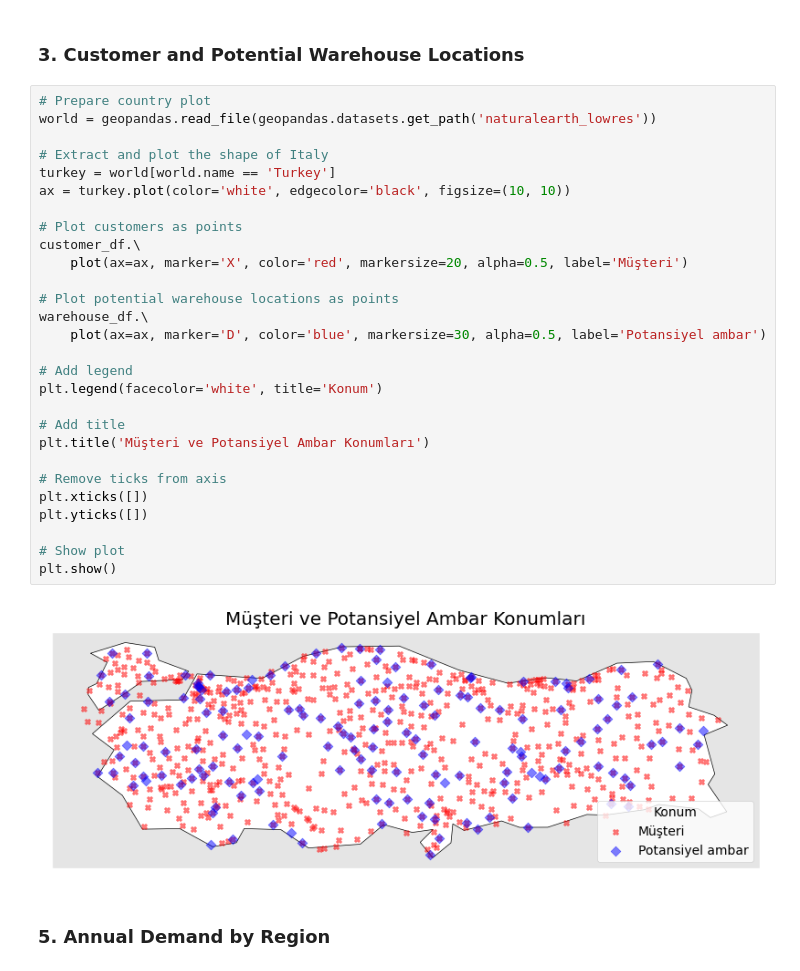
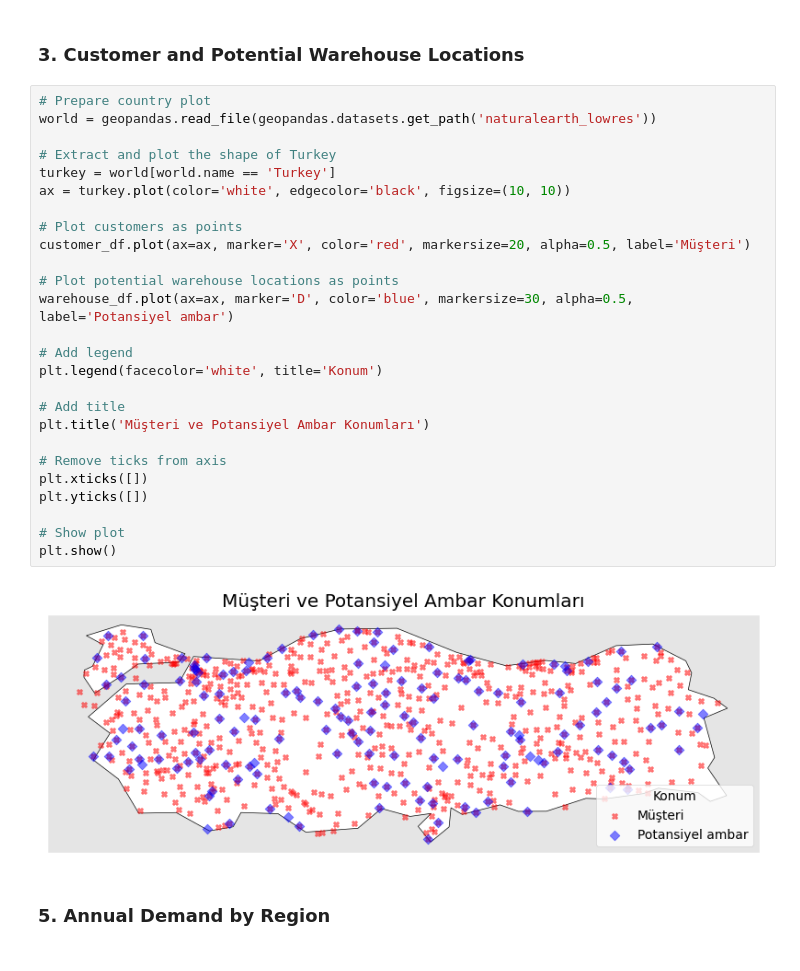
Before and after one commit to hasanerdemak/AI-Logistics-Centers-Turkey-LP, a Jupyter notebook: notebooks/solution.ipynb, the cells around one changed output. Cells and saved outputs as stored; diff of their text form.

```diff
--- a/notebooks/solution.ipynb
+++ b/notebooks/solution.ipynb
@@ -65,33 +65,31 @@ warehouse_df = add_geocoordinates(warehouse_df)
 # %%
 # Prepare country plot
 world = geopandas.read_file(geopandas.datasets.get_path('naturalearth_lowres'))
 
-# Extract and plot the shape of Italy
+# Extract and plot the shape of Turkey
 turkey = world[world.name == 'Turkey']
 ax = turkey.plot(color='white', edgecolor='black', figsize=(10, 10))
 
 # Plot customers as points
-customer_df.\
-    plot(ax=ax, marker='X', color='red', markersize=20, alpha=0.5, label='Müşteri')
+customer_df.plot(ax=ax, marker='X', color='red', markersize=20, alpha=0.5, label='Müşteri')
 
 # Plot potential warehouse locations as points
-warehouse_df.\
-    plot(ax=ax, marker='D', color='blue', markersize=30, alpha=0.5, label='Potansiyel ambar')
+warehouse_df.plot(ax=ax, marker='D', color='blue', markersize=30, alpha=0.5, label='Potansiyel ambar')
 
 # Add legend
 plt.legend(facecolor='white', title='Konum')
 
 # Add title
 plt.title('Müşteri ve Potansiyel Ambar Konumları')
 
 # Remove ticks from axis
 plt.xticks([])
 plt.yticks([])
 
 # Show plot
 plt.show()
 # %% [output]
-[figure, old version]
+[figure, new version]
 # %% [markdown]
 ### 5. Annual Demand by Region
 # %%
```
Also changed, not shown: parts of 7 cells of this notebook, 3 other files.
